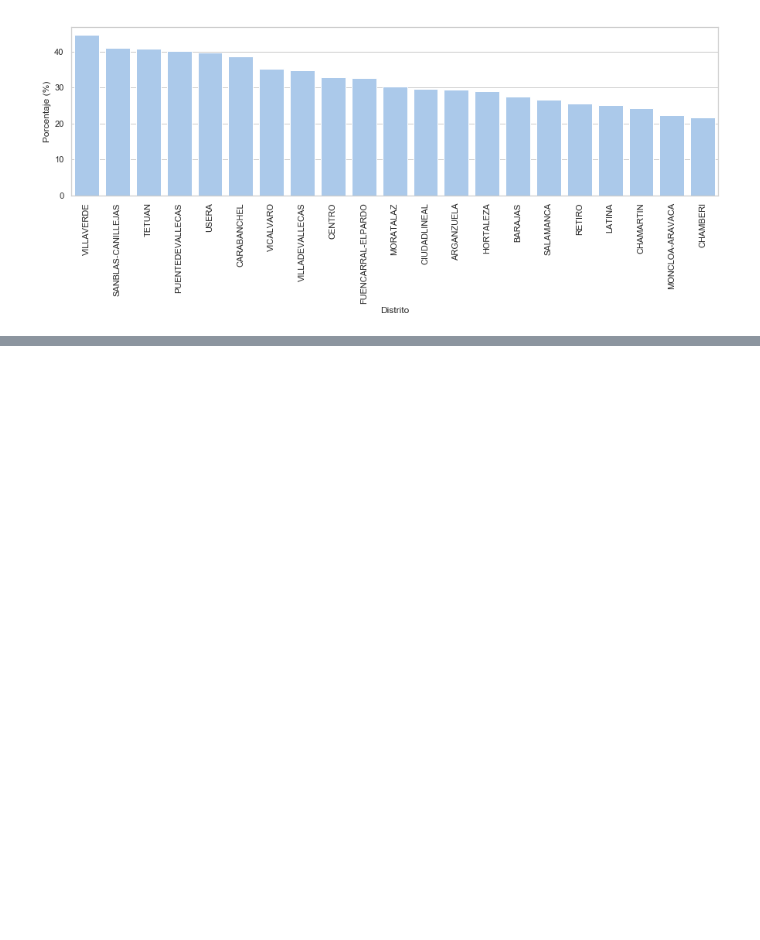
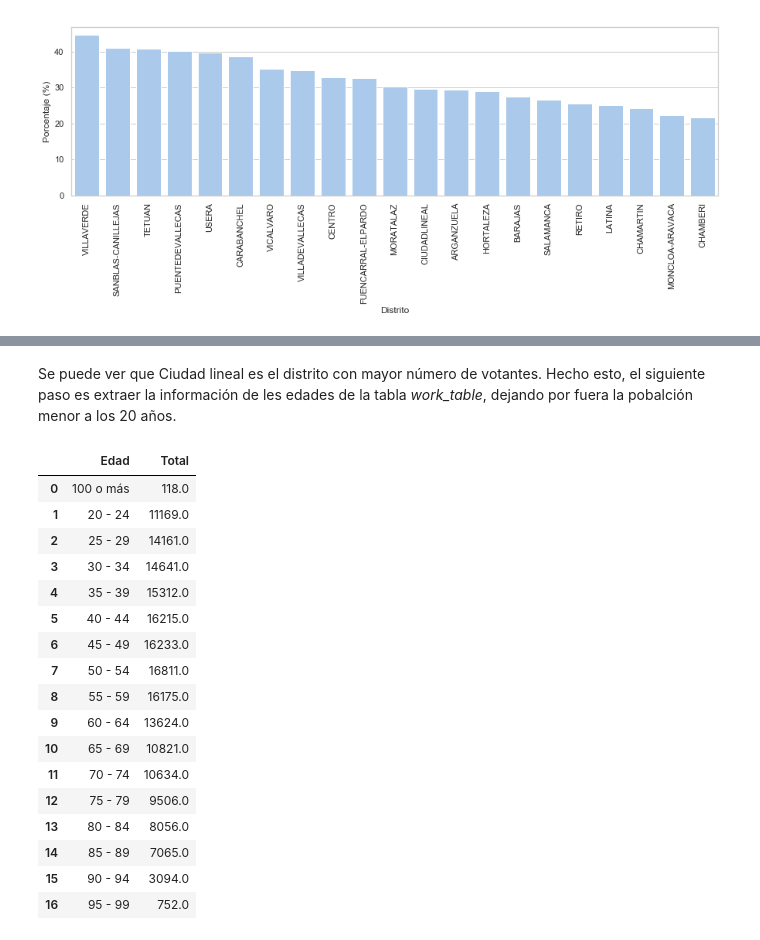
Before and after one commit to InmaLatorre/G3_ProyectoPython, a Jupyter notebook: MAIN.ipynb, the cells around one changed output, grey strips where cells are left out. Saved outputs shown, nothing was run; the diff lists cells and outputs as text; code cells hidden in the pictures; blank space fills up the shorter version.

```diff
--- a/MAIN.ipynb
+++ b/MAIN.ipynb
@@ -460,0 +415,28 @@ IndentationError: unexpected indent (<ipython-input-19-a2c3fa6ec9c0>, line 27)
+# %% [markdown]
+Se puede ver que Ciudad lineal es el distrito con mayor número de votantes. Hecho esto, el siguiente paso es extraer la información de les edades de la tabla *work_table*, dejando por fuera la pobalción menor a los 20 años.
+# %%
+# Selección de la tabla por edad de la población. 20 años en adelante
+rango_edades_habilitados_para_votar = np.delete(rangos_edades, [0,1,2,3])
+tabla_habilitados_para_votar = work_table[work_table['Edad'].isin(rango_edades_habilitados_para_votar)].copy(deep=True)
+tabla_habilitados_para_votar = tabla_habilitados_para_votar[tabla_habilitados_para_votar.Distrito == 'CIUDADLINEAL']
+tabla_habilitados_para_votar = tabla_habilitados_para_votar.groupby('Edad').agg({'Total': 'sum'}).reset_index()
+tabla_habilitados_para_votar
+# %% [output]
+|  | Edad | Total |
+| 0 | 100 o más | 118.0 |
+| 1 | 20 - 24 | 11169.0 |
+| 2 | 25 - 29 | 14161.0 |
+| 3 | 30 - 34 | 14641.0 |
+| 4 | 35 - 39 | 15312.0 |
+| 5 | 40 - 44 | 16215.0 |
+| 6 | 45 - 49 | 16233.0 |
+| 7 | 50 - 54 | 16811.0 |
+| 8 | 55 - 59 | 16175.0 |
+| 9 | 60 - 64 | 13624.0 |
+| 10 | 65 - 69 | 10821.0 |
+| 11 | 70 - 74 | 10634.0 |
+| 12 | 75 - 79 | 9506.0 |
+| 13 | 80 - 84 | 8056.0 |
+| 14 | 85 - 89 | 7065.0 |
+| 15 | 90 - 94 | 3094.0 |
+| 16 | 95 - 99 | 752.0 |
```
Also changed, not shown: parts of 12 cells of this notebook.
